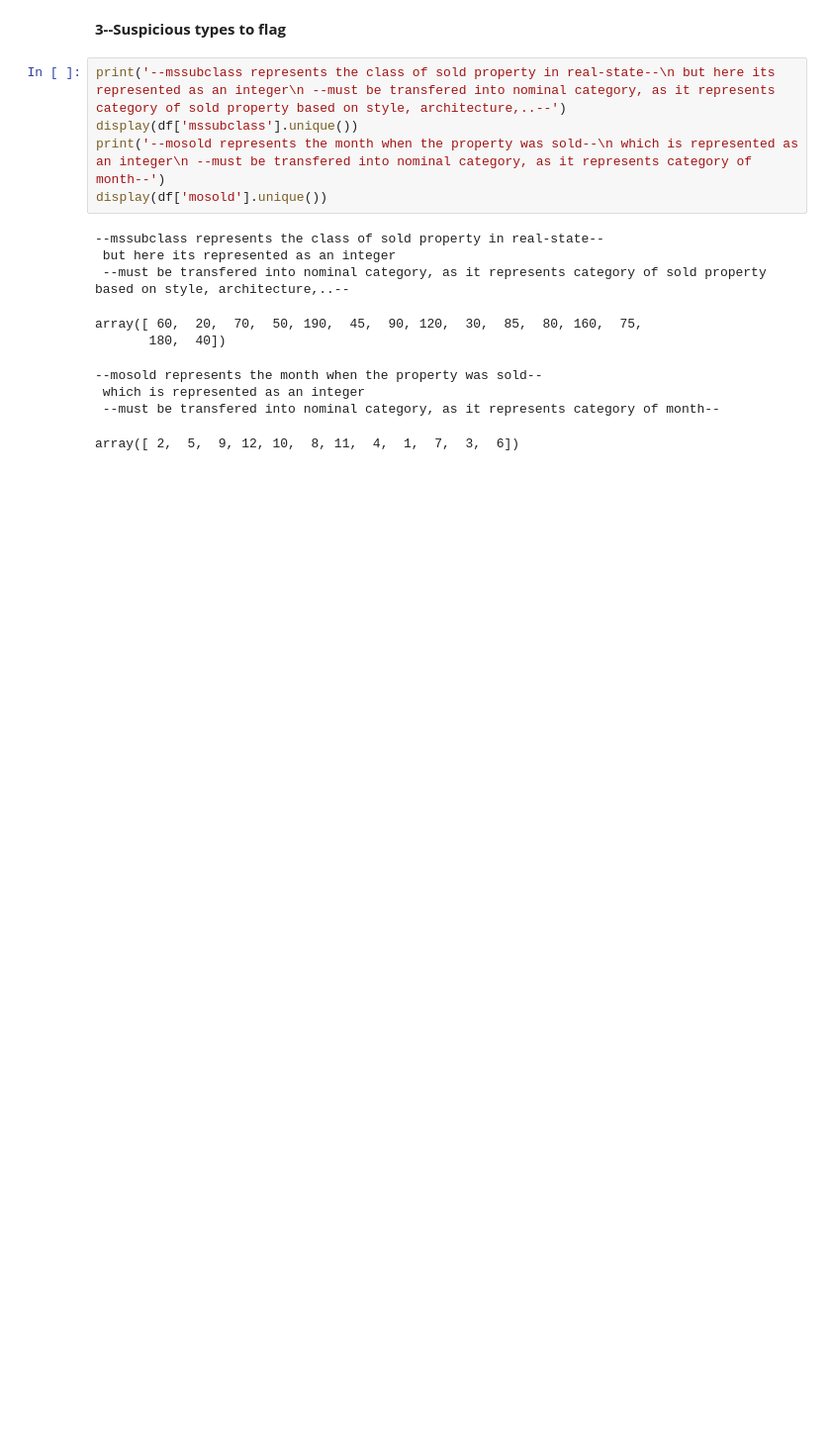
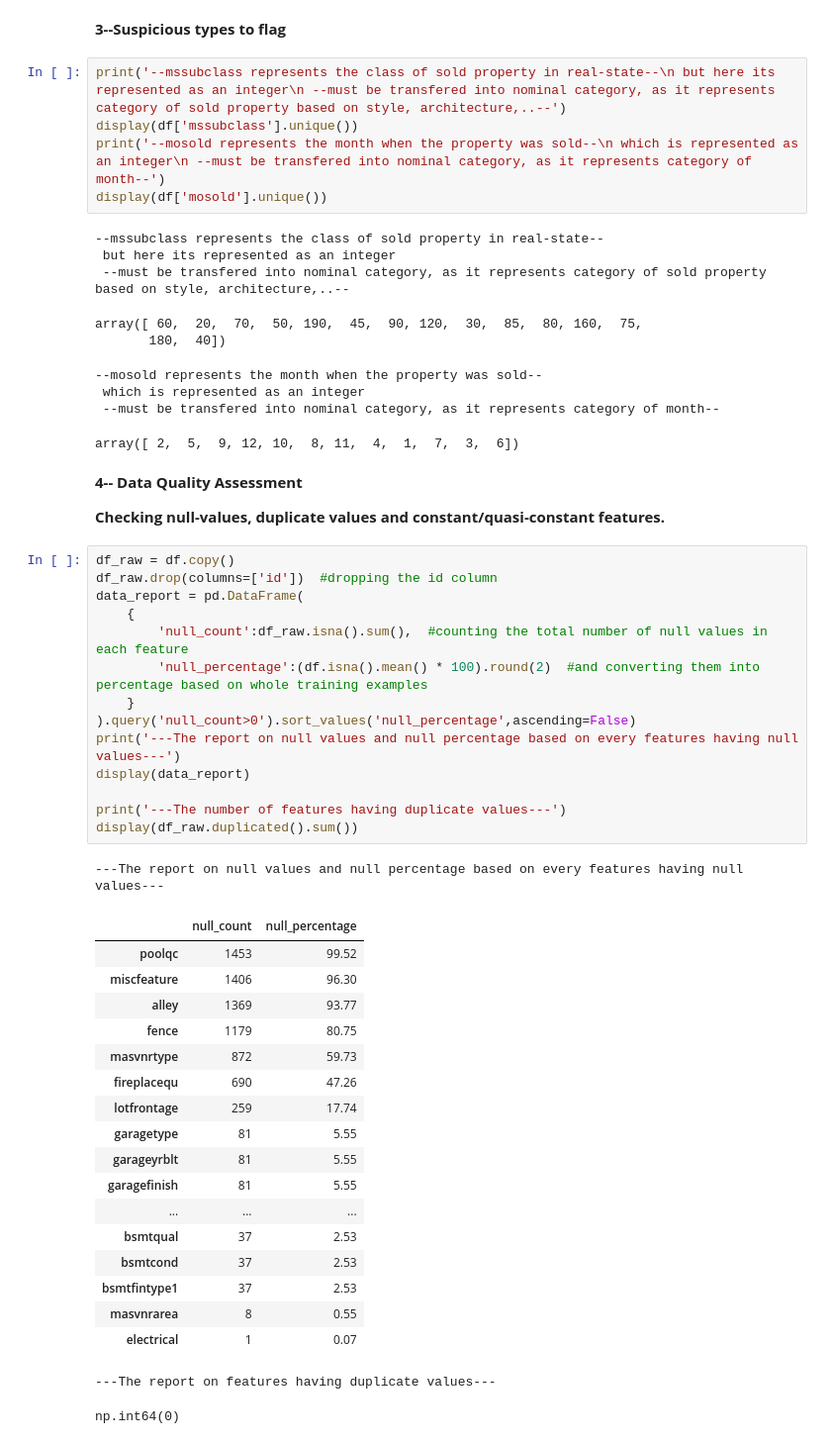
Before and after one commit to AsokTamang/houseprice_predictor, a Jupyter notebook: notebook/Untitled.ipynb, the cells around one changed output. Shown at 99% size. Drawn from its saved outputs; the diff is of its cells as text; blank space fills up the shorter version.

Commit message:
data quality assesment

```diff
--- a/notebook/Untitled.ipynb
+++ b/notebook/Untitled.ipynb
@@ -89,3 +89,42 @@ array([ 60,  20,  70,  50, 190,  45,  90, 120,  30,  85,  80, 160,  75,
  which is represented as an integer
  --must be transfered into nominal category, as it represents category of month--
 array([ 2,  5,  9, 12, 10,  8, 11,  4,  1,  7,  3,  6])
+# %% [markdown]
+**4-- Data Quality Assessment**
+
+**Checking null-values, duplicate values and constant/quasi-constant features.**
+# %%
+df_raw = df.copy()
+df_raw.drop(columns=['id'])  #dropping the id column
+data_report = pd.DataFrame(
+    {
+        'null_count':df_raw.isna().sum(),  #counting the total number of null values in each feature
+        'null_percentage':(df.isna().mean() * 100).round(2)  #and converting them into percentage based on whole training examples
+    }
+).query('null_count>0').sort_values('null_percentage',ascending=False)
+print('---The report on null values and null percentage based on every features having null values---')
+display(data_report)
+
+print('---The number of features having duplicate values---')
+display(df_raw.duplicated().sum())
+# %% [output]
+---The report on null values and null percentage based on every features having null values---
+|  | null_count | null_percentage |
+| poolqc | 1453 | 99.52 |
+| miscfeature | 1406 | 96.30 |
+| alley | 1369 | 93.77 |
+| fence | 1179 | 80.75 |
+| masvnrtype | 872 | 59.73 |
+| fireplacequ | 690 | 47.26 |
+| lotfrontage | 259 | 17.74 |
+| garagetype | 81 | 5.55 |
+| garageyrblt | 81 | 5.55 |
+| garagefinish | 81 | 5.55 |
+| ... | ... | ... |
+| bsmtqual | 37 | 2.53 |
+| bsmtcond | 37 | 2.53 |
+| bsmtfintype1 | 37 | 2.53 |
+| masvnrarea | 8 | 0.55 |
+| electrical | 1 | 0.07 |
+---The report on features having duplicate values---
+np.int64(0)
```
